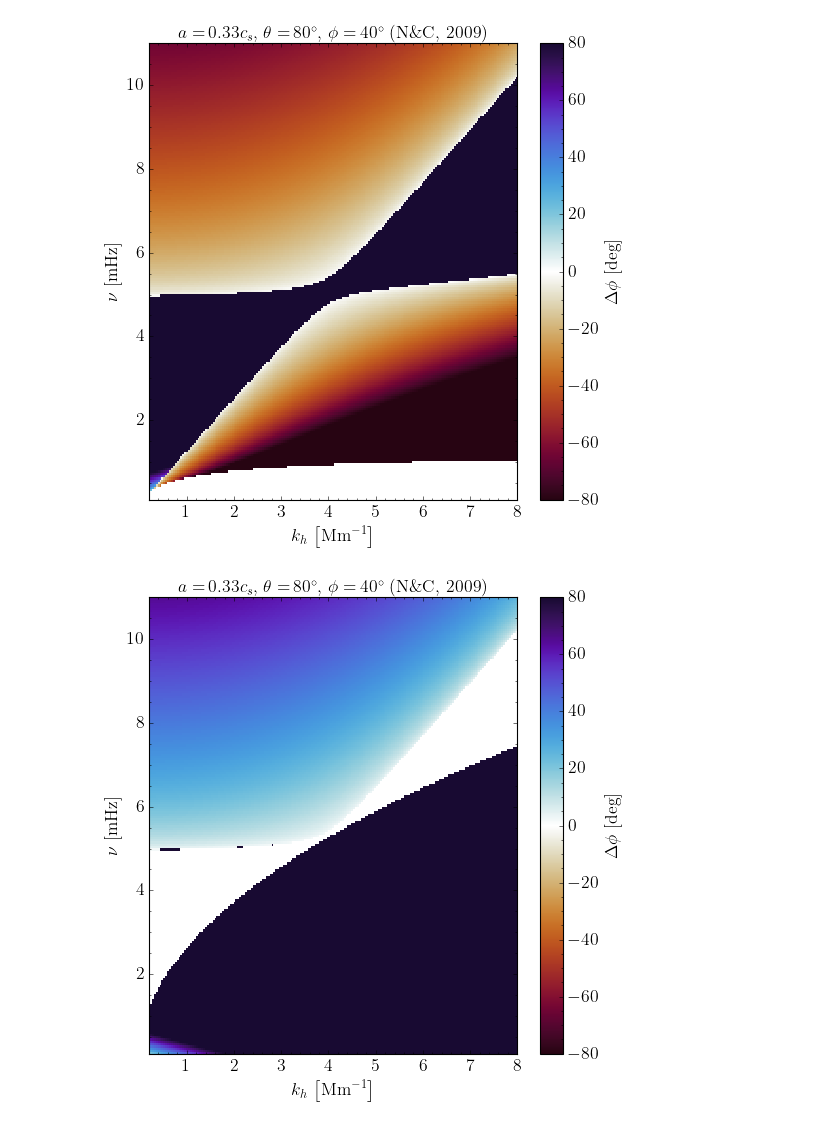
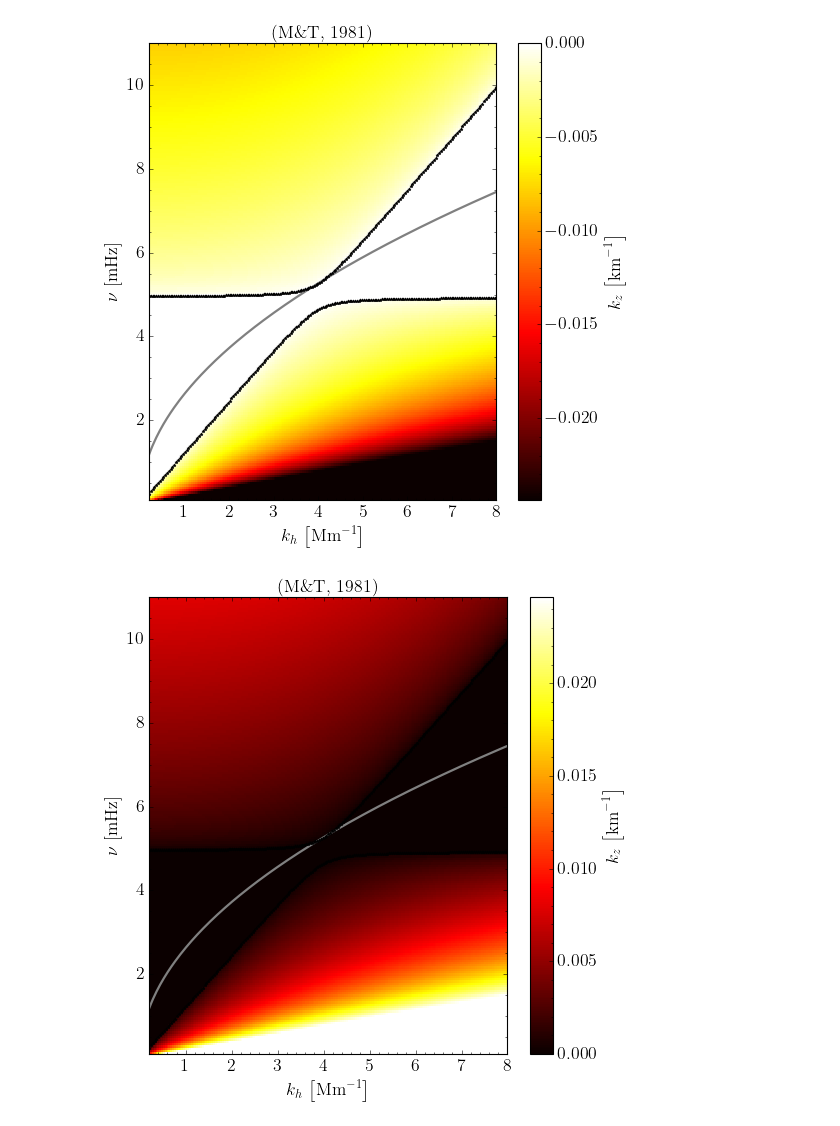
Before and after one commit to JulioM1823/Morales_2025a, a Jupyter notebook: Code/analysis.ipynb, the cells around one changed output. Saved outputs shown, nothing was run; the diff lists cells and outputs as text; code cells hidden in the pictures.

```diff
--- a/Code/analysis.ipynb
+++ b/Code/analysis.ipynb
@@ -53,7 +53,7 @@ kh_grid, omega_grid = np.meshgrid(kh, omega)  # km^-1, rad/s
 
 # Intialize the diagnostic diagram
 params = dd_config.params
-model  = 'nc2009'
+model  = 'mt1981'
 diagram_class = dd_funcs.DiagnosticDiagram(kh_grid, omega_grid, params[model])
 
 # Conversion factors
@@ -93,14 +93,14 @@ for i in range(0, params[model]['kz_order']):
         continue
     # Make the plot
     plt.figure(figsize=(7, 7))
-    # plt.plot(kh_plot[0], fmode_nu, 'gray')
-    # if (model == 'nc2009') or (model == 'bunte1993'):
-    #     plt.plot(kh_plot[0], kh*(dd_config.ax*rad_to_mHz), color='black', linestyle='-')
+    plt.plot(kh_plot[0], fmode_nu, 'gray')
+    if (model == 'nc2009') or (model == 'bunte1993'):
+        plt.plot(kh_plot[0], kh*(dd_config.ax*rad_to_mHz), color='black', linestyle='-')
     vmin, vmax = -80, 80
     plt.pcolormesh(kh_plot, nu_plot, phase_difference, cmap=cmr.fusion, shading="auto", norm=mcolors.TwoSlopeNorm(vmin=vmin, vcenter=0.0, vmax=vmax), rasterized=True)
     plt.colorbar(label=colorbar_label_phase)
-    # for j in range(0, params[model]['omega_order']):
-    #     plt.plot(kh_plot[0], nu[:, j], 'k-', markersize=3)
+    for j in range(0, params[model]['omega_order']):
+        plt.plot(kh_plot[0], nu[:, j], 'k-', markersize=3)
     plt.title(f'Diagnostic Diagram for {diagram_class.model.upper()}')
     plt.xlabel(wavenumber_label)
     plt.ylabel(frequency_label)
@@ -118,14 +118,14 @@ for i in range(0, params[model]['kz_order']):
         continue
     # Plot the kz_grids
     plt.figure(figsize=(7, 7))
-    # plt.plot(kh_plot[0], fmode_nu, 'gray')
-    # if (model == 'nc2009') or (model == 'bunte1993'):
-    #     plt.plot(kh_plot[0], kh*dd_config.ax*rad_to_mHz, color='green', linestyle='-')
+    plt.plot(kh_plot[0], fmode_nu, 'gray')
+    if (model == 'nc2009') or (model == 'bunte1993'):
+        plt.plot(kh_plot[0], kh*dd_config.ax*rad_to_mHz, color='green', linestyle='-')
     vmin, vmax = interval.get_limits(kz_i)
     plt.pcolormesh(kh_plot, nu_plot, kz_i, cmap='hot', shading="auto", vmin=vmin, vmax=vmax, rasterized=True)
     plt.colorbar(label=colorbar_label_kz)
-    # for j in range(0, params[model]['omega_order']):
-    #     plt.plot(kh_plot[0], nu[:, j], 'k*', markersize=3)
+    for j in range(0, params[model]['omega_order']):
+        plt.plot(kh_plot[0], nu[:, j], 'k*', markersize=3)
     plt.title(f'Diagnostic Diagram for {diagram_class.model.upper()}')
     plt.xlabel(wavenumber_label)
     plt.ylabel(frequency_label)
@@ -141,2 +141,2 @@ for i in range(0, params[model]['kz_order']):
-[figure, old version]
+[figure, new version]
-[figure, old version]
+[figure, new version]
```
Also changed, not shown: parts of 5 cells of this notebook, 3 other files.
